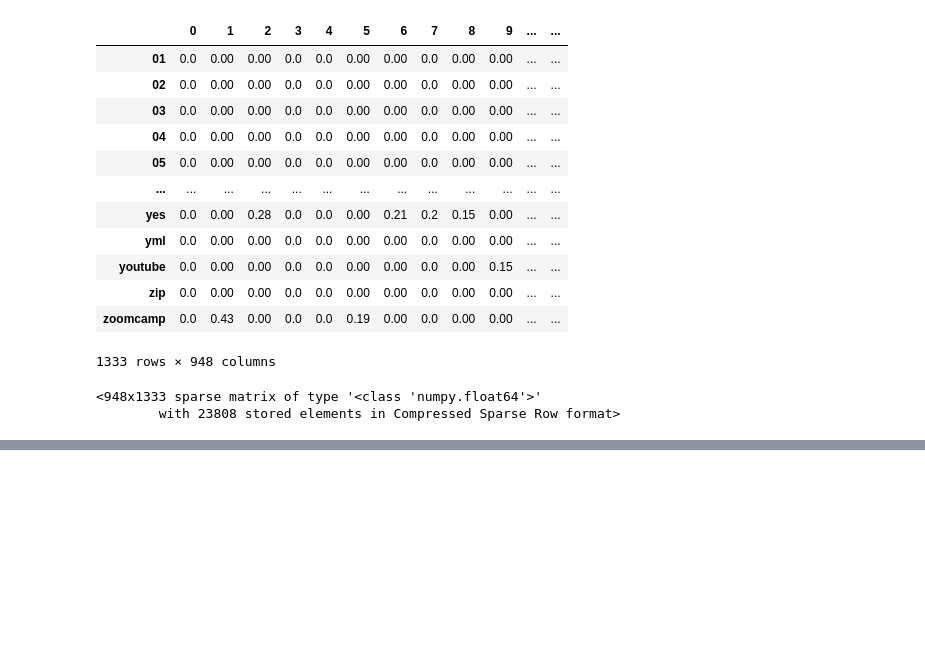
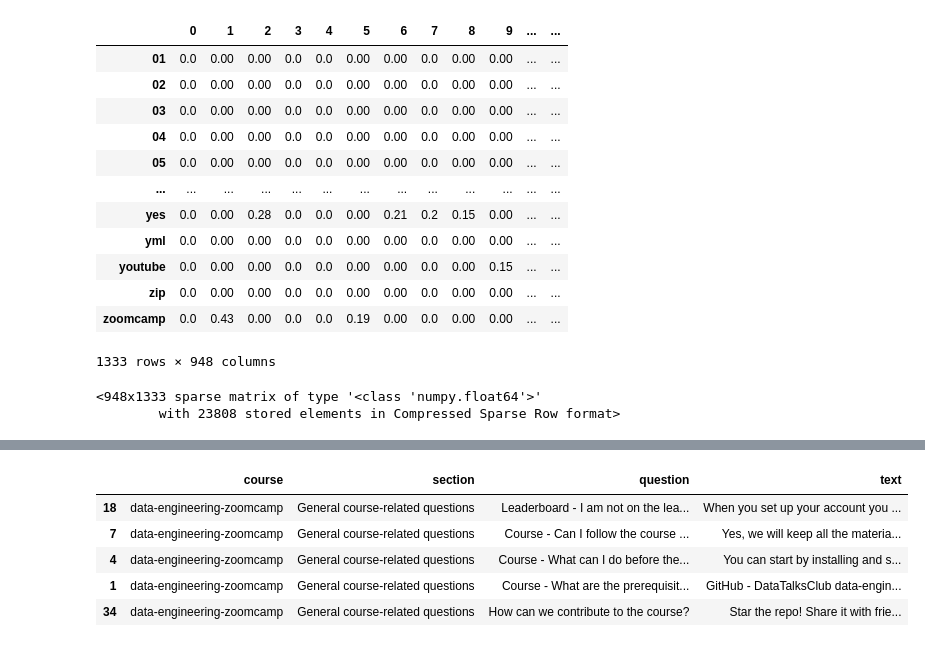
Before and after one commit to mtm-007/seaarch-engine-ws, a Jupyter notebook: search.ipynb, the cells around one changed output, grey strips where cells are left out. Cells and saved outputs as stored; diff of their text form; code cells hidden in the pictures; blank space fills up the shorter version.

```diff
--- a/search.ipynb
+++ b/search.ipynb
@@ -127,0 +191,36 @@ array([[0, 0, 0, ..., 0, 0, 0]])
+# %%
+score = np.zeros(n)
+boosts = {
+    'question': 3,
+    'test': 0.5
+}
+
+query = "Do I need to know python to sign up for the January course?"
+
+for f in fields:
+    q = vecterizor[f].transform([query])
+    x = matrices[f]
+
+    boost = boosts.get(f, 1.0)
+    f_Score = cosine_similarity(x,q).flatten()
+
+    score =  score + boost * f_Score
+# %%
+filters =  {
+    'course' : 'data-engineering-zoomcamp'
+}
+# %%
+for field, value in filters.items():
+    mask = (df[field] == value).astype(int).values
+    score = score * mask
+# %%
+idx = np.argsort(-score)[:5]
+# %%
+df.iloc[idx]
+# %% [output]
+|  | course | section | question | text |
+| 18 | data-engineering-zoomcamp | General course-related questions | Leaderboard - I am not on the lea... | When you set up your account you ... |
+| 7 | data-engineering-zoomcamp | General course-related questions | Course - Can I follow the course ... | Yes, we will keep all the materia... |
+| 4 | data-engineering-zoomcamp | General course-related questions | Course - What can I do before the... | You can start by installing and s... |
+| 1 | data-engineering-zoomcamp | General course-related questions | Course - What are the prerequisit... | GitHub - DataTalksClub data-engin... |
+| 34 | data-engineering-zoomcamp | General course-related questions | How can we contribute to the course? | Star the repo! Share it with frie... |
```
Also changed, not shown: parts of 24 cells of this notebook, 1 other file.
